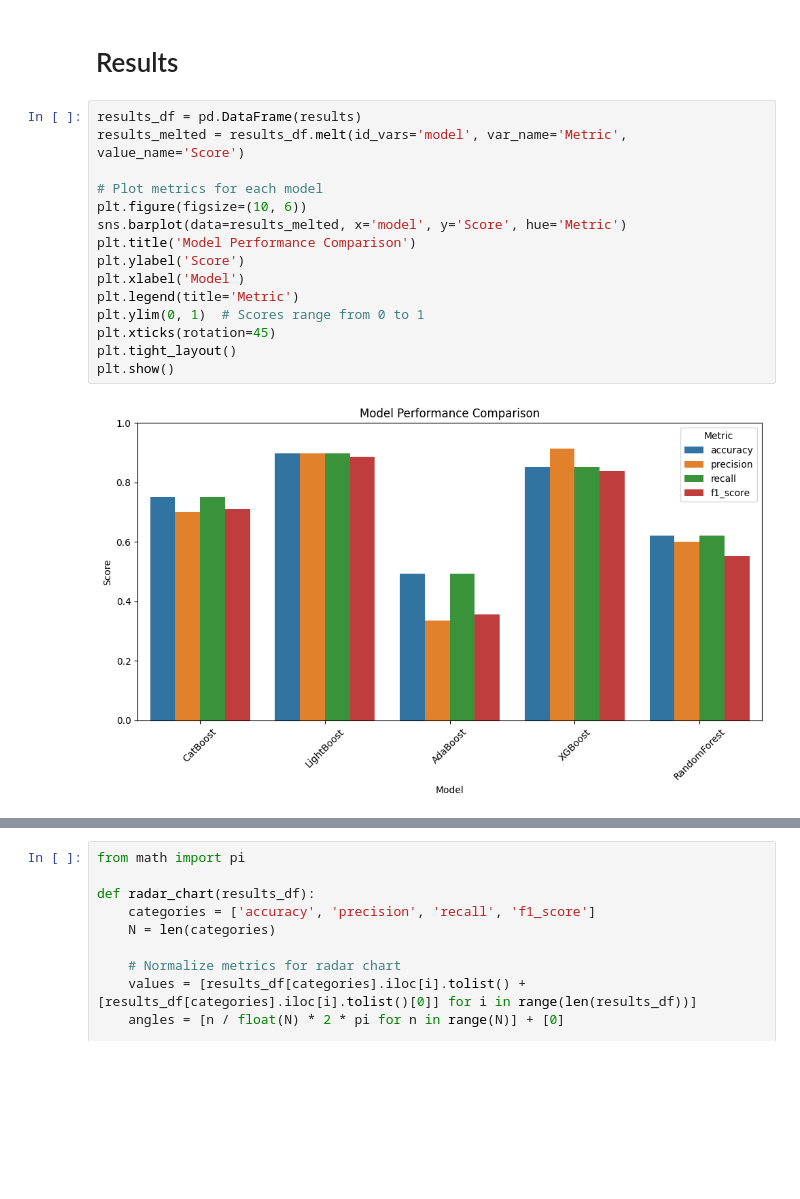
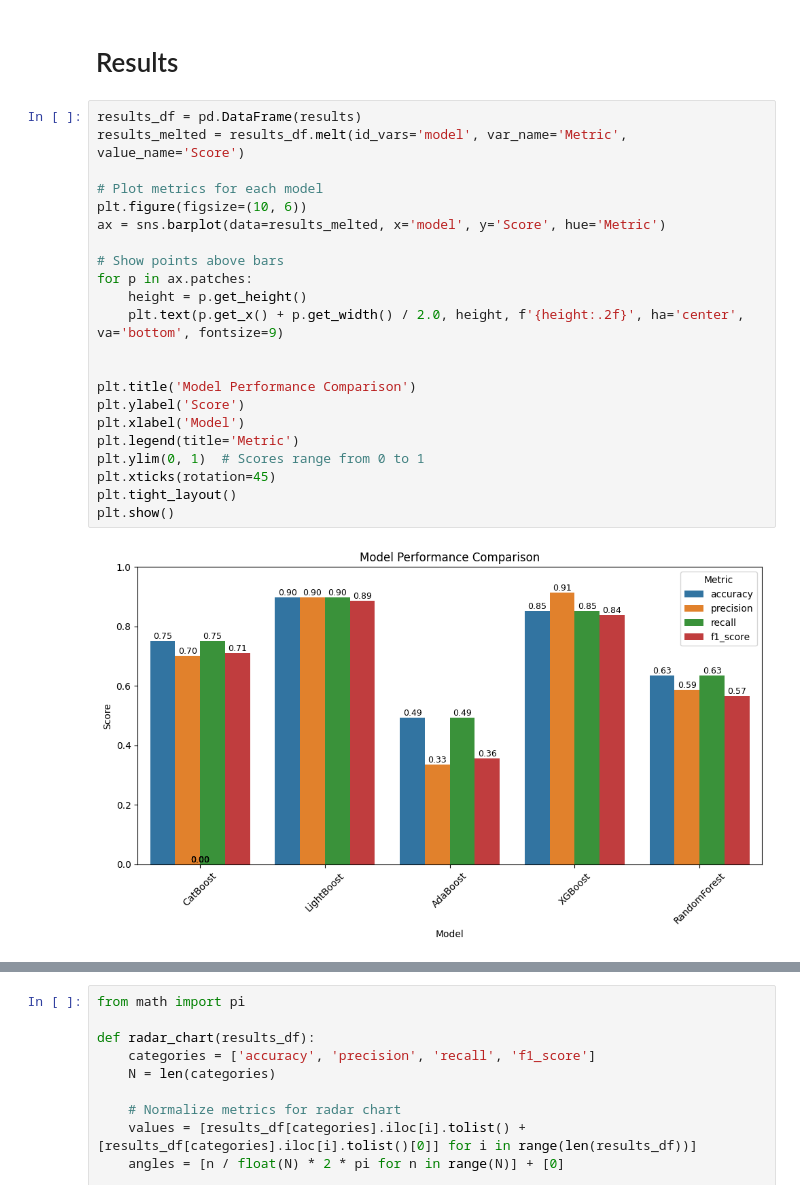
Before and after one commit to Icyfire18/Drug-Side-Effect-Prediction, a Jupyter notebook: scripts/DrugSideEffectsRecccomendationSystem.ipynb, the cells around one changed output, grey strips where cells are left out. Drawn from its saved outputs; the diff is of its cells as text; blank space fills up the shorter version.

```diff
--- a/scripts/DrugSideEffectsRecccomendationSystem.ipynb
+++ b/scripts/DrugSideEffectsRecccomendationSystem.ipynb
@@ -549,20 +585,27 @@ Total samples (support): 375
 # %%
 results_df = pd.DataFrame(results)
 results_melted = results_df.melt(id_vars='model', var_name='Metric', value_name='Score')
 
 # Plot metrics for each model
 plt.figure(figsize=(10, 6))
-sns.barplot(data=results_melted, x='model', y='Score', hue='Metric')
+ax = sns.barplot(data=results_melted, x='model', y='Score', hue='Metric')
+
+# Show points above bars
+for p in ax.patches:
+    height = p.get_height()
+    plt.text(p.get_x() + p.get_width() / 2.0, height, f'{height:.2f}', ha='center', va='bottom', fontsize=9)
+
+
 plt.title('Model Performance Comparison')
 plt.ylabel('Score')
 plt.xlabel('Model')
 plt.legend(title='Metric')
 plt.ylim(0, 1)  # Scores range from 0 to 1
 plt.xticks(rotation=45)
 plt.tight_layout()
 plt.show()
 # %% [output]
-[figure, old version]
+[figure, new version]
 # %%
 plt.figure(figsize=(12, 8))
 for metric in ['accuracy', 'precision', 'recall', 'f1_score']:
```
Also changed, not shown: parts of 15 cells of this notebook, 4 other files.
